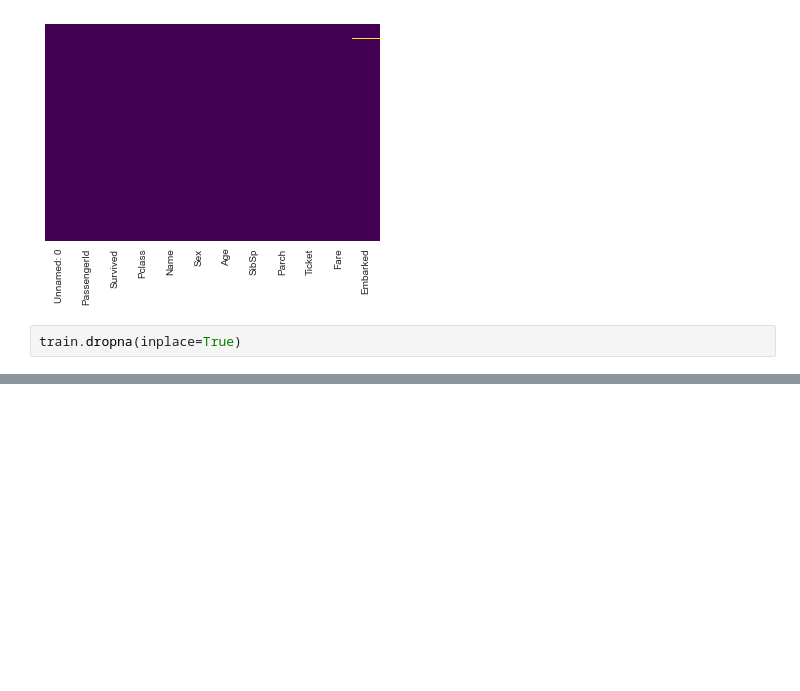
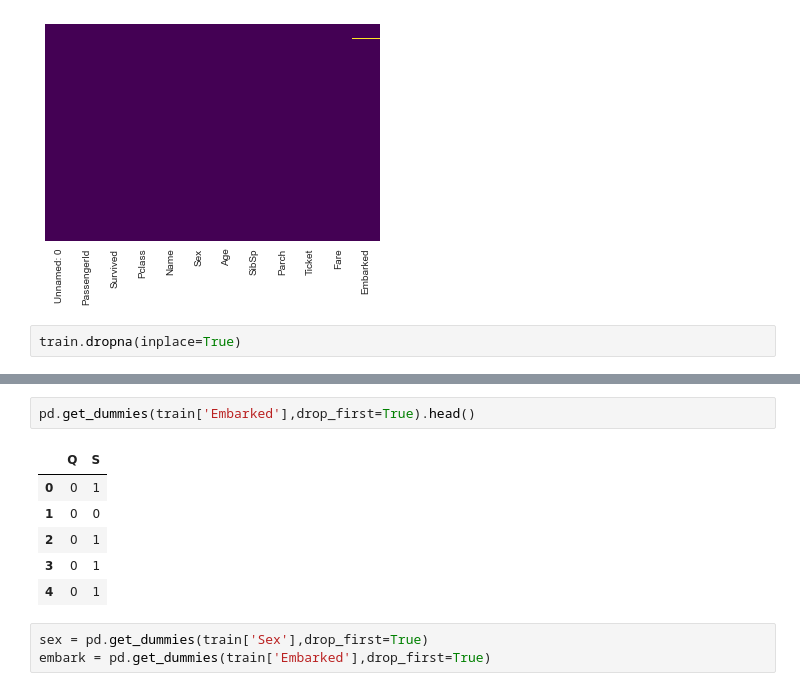
Before and after one commit to gauravk2050/Data_Science, a Jupyter notebook: 07_05_2021_EDA.ipynb, the cells around one changed output, grey strips where cells are left out. Saved outputs shown, nothing was run; the diff lists cells and outputs as text; blank space fills up the shorter version.

```diff
--- a/07_05_2021_EDA.ipynb
+++ b/07_05_2021_EDA.ipynb
@@ -170,0 +203,12 @@ train.dropna(inplace=True)
+# %%
+pd.get_dummies(train['Embarked'],drop_first=True).head()
+# %% [output]
+|  | Q | S |
+| 0 | 0 | 1 |
+| 1 | 0 | 0 |
+| 2 | 0 | 1 |
+| 3 | 0 | 1 |
+| 4 | 0 | 1 |
+# %%
+sex = pd.get_dummies(train['Sex'],drop_first=True)
+embark = pd.get_dummies(train['Embarked'],drop_first=True)
```
Also changed, not shown: parts of 25 cells of this notebook.
